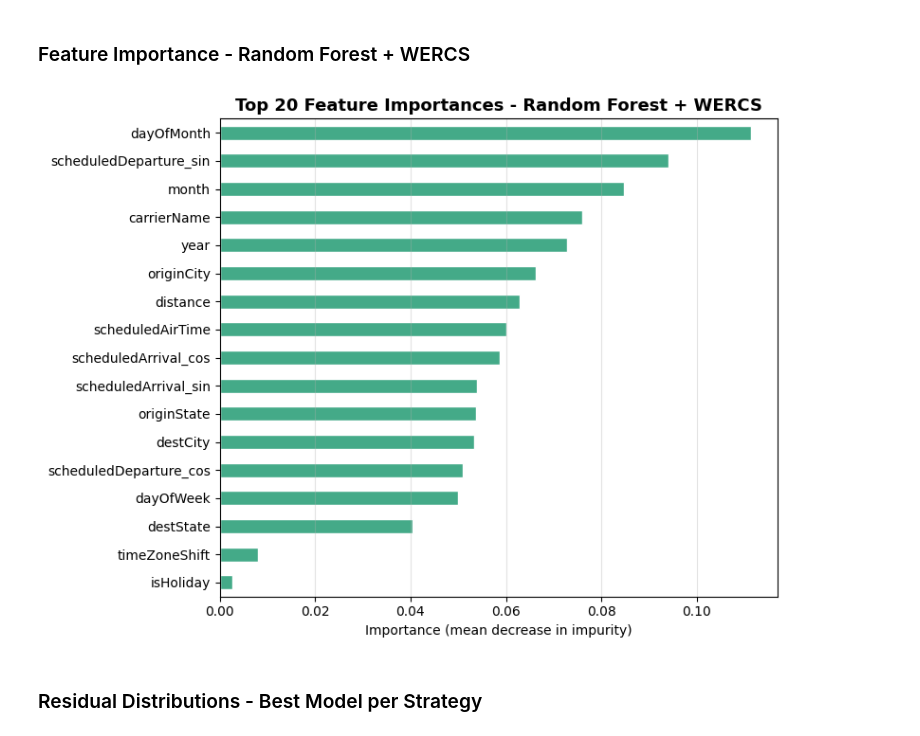
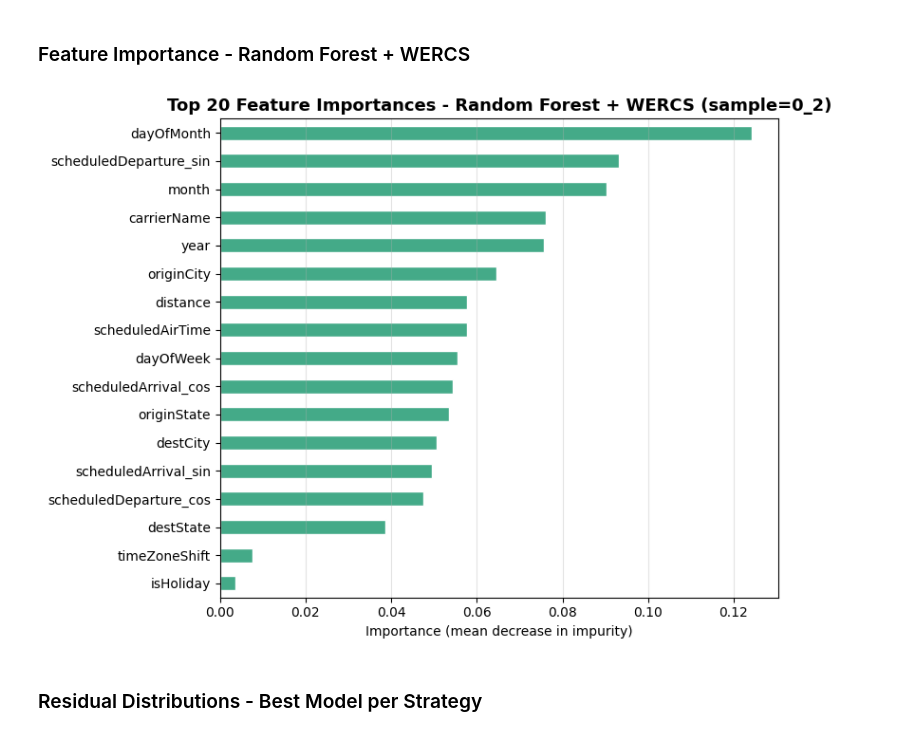
Before and after one commit to RoagieHoagie/FlightDelayImbalancedRegression, a Jupyter notebook: generate_results.ipynb, the cells around one changed output. Cells and saved outputs as stored; diff of their text form; code cells hidden in the pictures.

```diff
--- a/generate_results.ipynb
+++ b/generate_results.ipynb
@@ -63,13 +98,14 @@ for model_name in model_names:
 # %%
 import pandas as pd
 
-
 results_df = pd.DataFrame(all_results).T
-results_df.index.names = ['Model', 'Strategy']
+results_df.index.names = ['Model', 'Sample', 'Strategy']
 results_df = results_df[[
     'f1_phi', 'prec_phi', 'rec_phi',
     'Weighted_MAE', 'MAE', 'RMSE',
     'Tail_MAE', 'Tail_RMSE', 'tail_n'
-]].sort_values('f1_phi', ascending=False)
-results_df.round(4)
+]]
+
+with pd.option_context('display.max_rows', None, 'display.max_columns', None):
+    display(results_df.round(4))
 # %% [output]
@@ -208,23 +273,24 @@ Hypothesis confirmed      : False
 # %% [markdown]
 ### Feature Importance - Random Forest + WERCS
 # %%
-rf_wercs = all_models[('RandomForest', 'WERCS')]
+# pick the sample with best f1_phi for RandomForest + WERCS
+best_sample = results_df.loc['RandomForest'].xs('WERCS', level='Strategy')['f1_phi'].idxmax()
+rf_wercs = all_models[('RandomForest', best_sample, 'WERCS')]
 
 fi = (
     pd.Series(rf_wercs.feature_importances_, index=X_test.columns)
     .sort_values(ascending=False)
     .head(20)
 )
-
 fig, ax = plt.subplots(figsize=(8, 6))
 fi.sort_values().plot.barh(ax=ax, color='#44aa88', edgecolor='white')
-ax.set_title('Top 20 Feature Importances - Random Forest + WERCS', fontsize=13, weight='bold')
+ax.set_title(f'Top 20 Feature Importances - Random Forest + WERCS (sample={best_sample})', fontsize=13, weight='bold')
 ax.set_xlabel('Importance (mean decrease in impurity)')
 ax.grid(axis='x', alpha=0.35)
 plt.tight_layout()
 plt.savefig("results/fi_wercs_RF.png")
 # %% [output]
-[figure, old version]
+[figure, new version]
 # %% [markdown]
 ### Residual Distributions - Best Model per Strategy
 # %%
```
Also changed, not shown: parts of 7 cells of this notebook, 40 other files.
